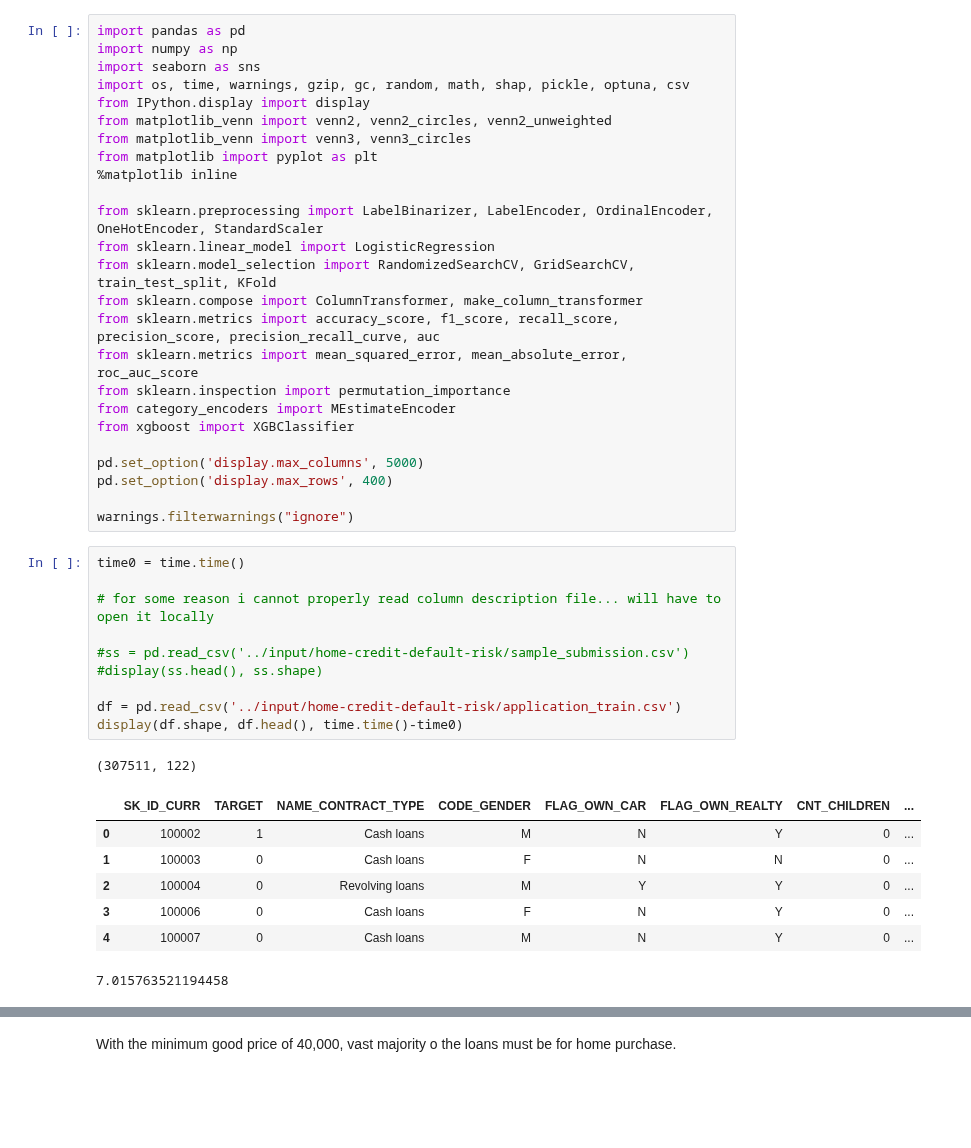
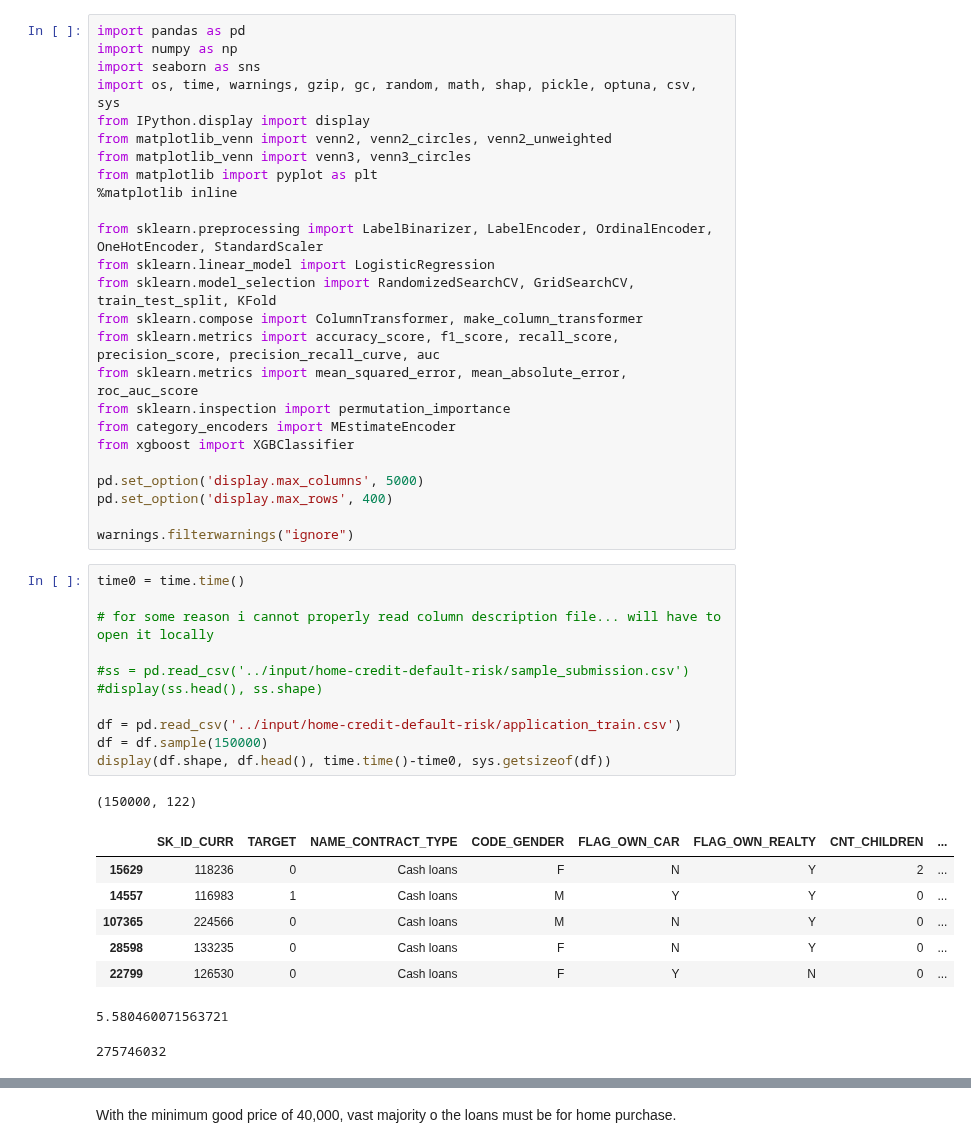
Before and after one commit to MykolaPinchuk/KaggleProjects, a Jupyter notebook: kp101-creditrisk.ipynb, the cells around one changed output, grey strips where cells are left out. Saved outputs shown, nothing was run; the diff lists cells and outputs as text; blank space fills up the shorter version.

```diff
--- a/kp101-creditrisk.ipynb
+++ b/kp101-creditrisk.ipynb
@@ -5,7 +9,7 @@
 import pandas as pd
 import numpy as np
 import seaborn as sns
-import os, time, warnings, gzip, gc, random, math, shap, pickle, optuna, csv
+import os, time, warnings, gzip, gc, random, math, shap, pickle, optuna, csv, sys
 from IPython.display import display
 from matplotlib_venn import venn2, venn2_circles, venn2_unweighted
 from matplotlib_venn import venn3, venn3_circles
@@ -29,22 +33,24 @@ warnings.filterwarnings("ignore")
 # %%
 time0 = time.time()
 
 # for some reason i cannot properly read column description file... will have to open it locally
 
 #ss = pd.read_csv('../input/home-credit-default-risk/sample_submission.csv')
 #display(ss.head(), ss.shape)
 
 df = pd.read_csv('../input/home-credit-default-risk/application_train.csv')
-display(df.shape, df.head(), time.time()-time0)
+df = df.sample(150000)
+display(df.shape, df.head(), time.time()-time0, sys.getsizeof(df))
 # %% [output]
-(307511, 122)
+(150000, 122)
 |  | SK_ID_CURR | TARGET | NAME_CONTRACT_TYPE | CODE_GENDER | FLAG_OWN_CAR | FLAG_OWN_REALTY | CNT_CHILDREN | ... |
-| 0 | 100002 | 1 | Cash loans | M | N | Y | 0 | ... |
-| 1 | 100003 | 0 | Cash loans | F | N | N | 0 | ... |
-| 2 | 100004 | 0 | Revolving loans | M | Y | Y | 0 | ... |
-| 3 | 100006 | 0 | Cash loans | F | N | Y | 0 | ... |
-| 4 | 100007 | 0 | Cash loans | M | N | Y | 0 | ... |
+| 15629 | 118236 | 0 | Cash loans | F | N | Y | 2 | ... |
+| 14557 | 116983 | 1 | Cash loans | M | Y | Y | 0 | ... |
+| 107365 | 224566 | 0 | Cash loans | M | N | Y | 0 | ... |
+| 28598 | 133235 | 0 | Cash loans | F | N | Y | 0 | ... |
+| 22799 | 126530 | 0 | Cash loans | F | Y | N | 0 | ... |
-7.015763521194458
+5.580460071563721
+275746032
 # %%
 df.columns = [col.lower() for col in list(df.columns)]
 display(df.head(), df.target.mean())
```
Also changed, not shown: parts of 12 cells of this notebook.
